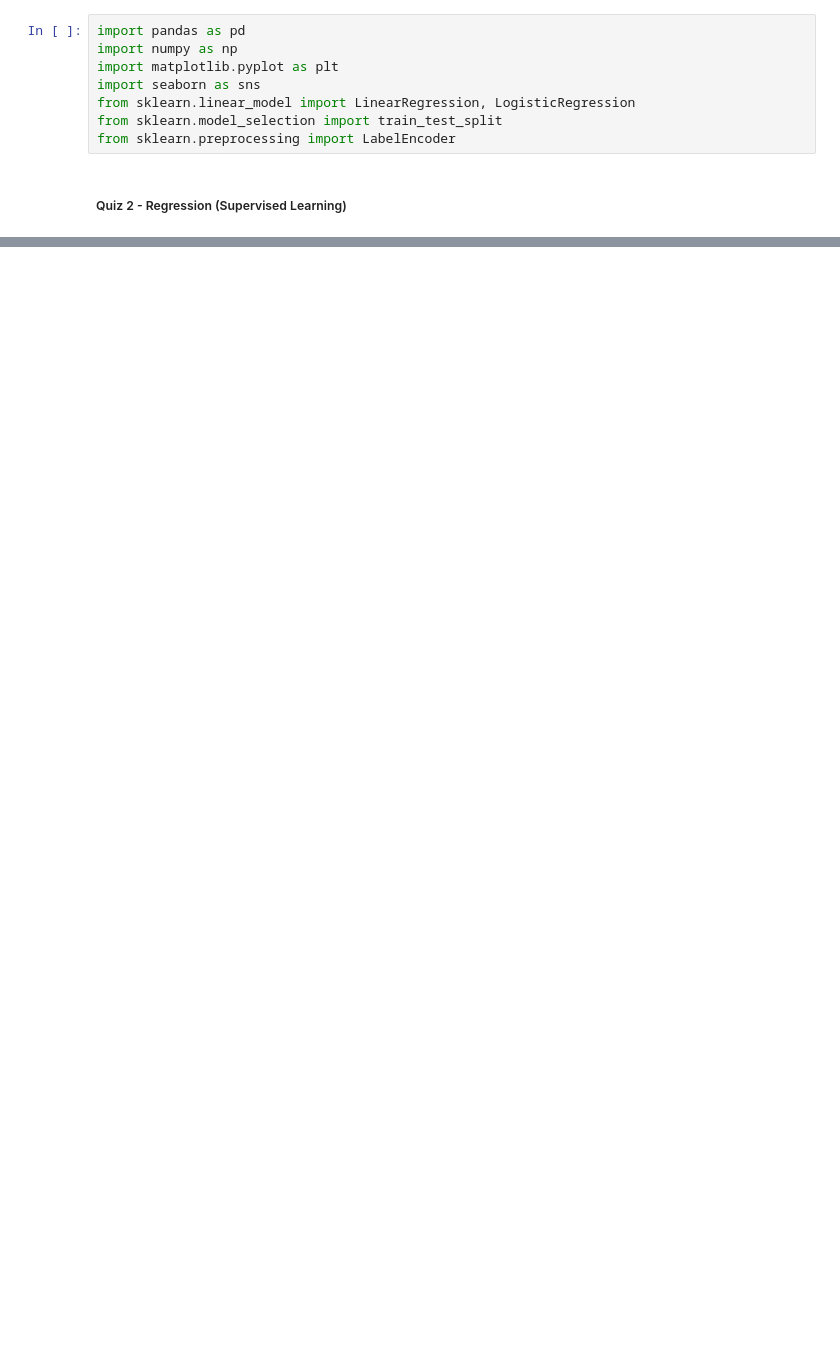
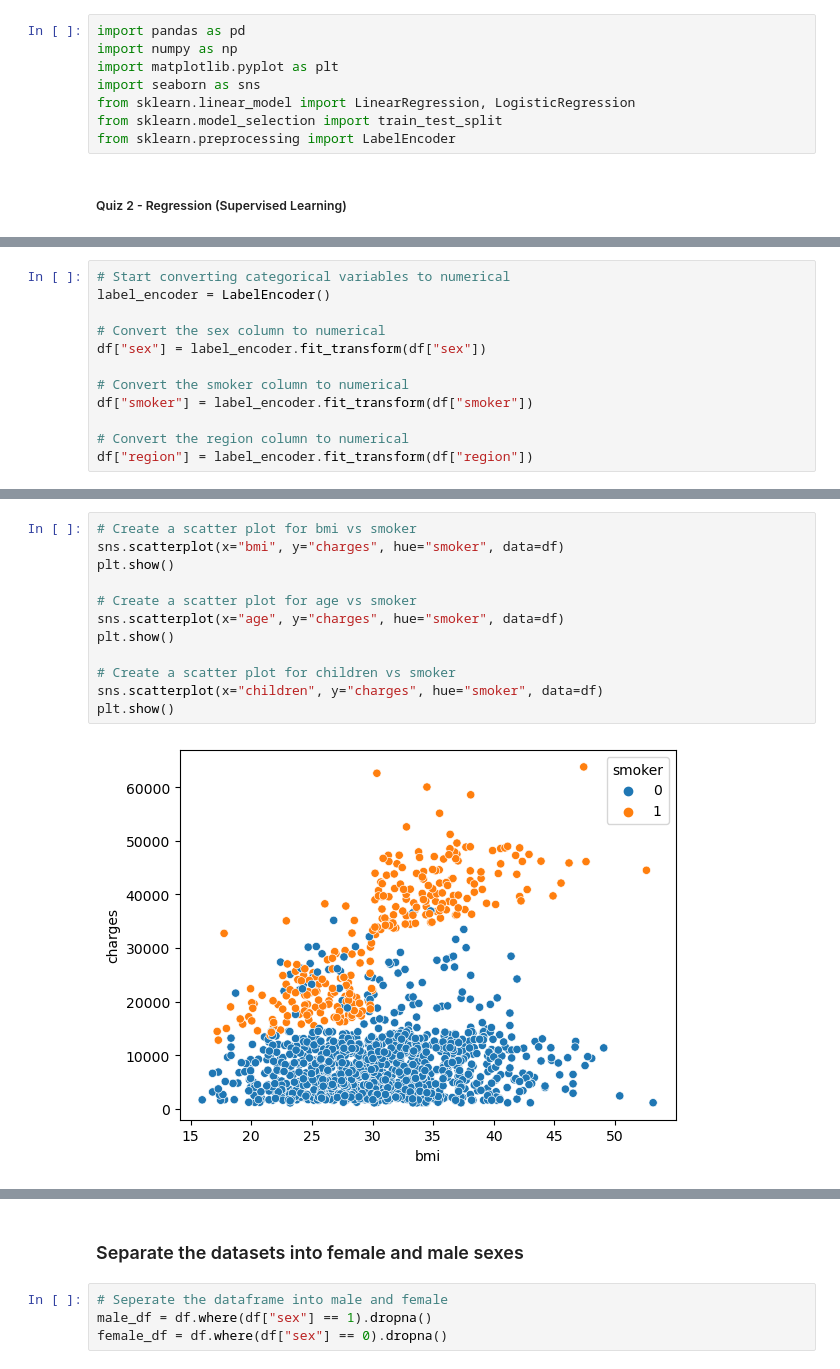
Before and after one commit to Pipaolo/cs-machine-learning, a Jupyter notebook: machinelearning_quiz2_part_1.ipynb, the cells around one changed output, grey strips where cells are left out. Cells and saved outputs as stored; diff of their text form; blank space fills up the shorter version.

```diff
--- a/machinelearning_quiz2_part_1.ipynb
+++ b/machinelearning_quiz2_part_1.ipynb
@@ -161,0 +43,12 @@ with open("models/smoker_charge_model.pb", 'wb') as f:
+# %%
+# Start converting categorical variables to numerical
+label_encoder = LabelEncoder()
+
+# Convert the sex column to numerical
+df["sex"] = label_encoder.fit_transform(df["sex"])
+
+# Convert the smoker column to numerical
+df["smoker"] = label_encoder.fit_transform(df["smoker"])
+
+# Convert the region column to numerical
+df["region"] = label_encoder.fit_transform(df["region"])
@@ -161,0 +64,14 @@ with open("models/smoker_charge_model.pb", 'wb') as f:
+# %%
+# Create a scatter plot for bmi vs smoker
+sns.scatterplot(x="bmi", y="charges", hue="smoker", data=df)
+plt.show()
+
+# Create a scatter plot for age vs smoker
+sns.scatterplot(x="age", y="charges", hue="smoker", data=df)
+plt.show()
+
+# Create a scatter plot for children vs smoker
+sns.scatterplot(x="children", y="charges", hue="smoker", data=df)
+plt.show()
+# %% [output]
+[figure, added]
@@ -161,0 +80,6 @@ with open("models/smoker_charge_model.pb", 'wb') as f:
+# %% [markdown]
+### Separate the datasets into female and male sexes
+# %%
+# Seperate the dataframe into male and female
+male_df = df.where(df["sex"] == 1).dropna()
+female_df = df.where(df["sex"] == 0).dropna()
```
Also changed, not shown: parts of 32 cells of this notebook, 5 other files.
